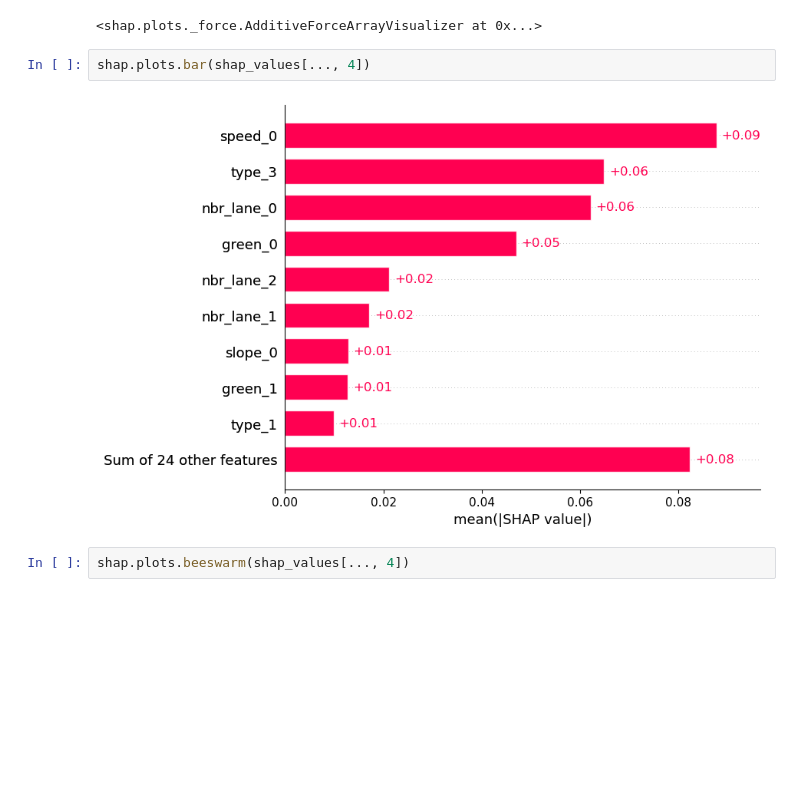
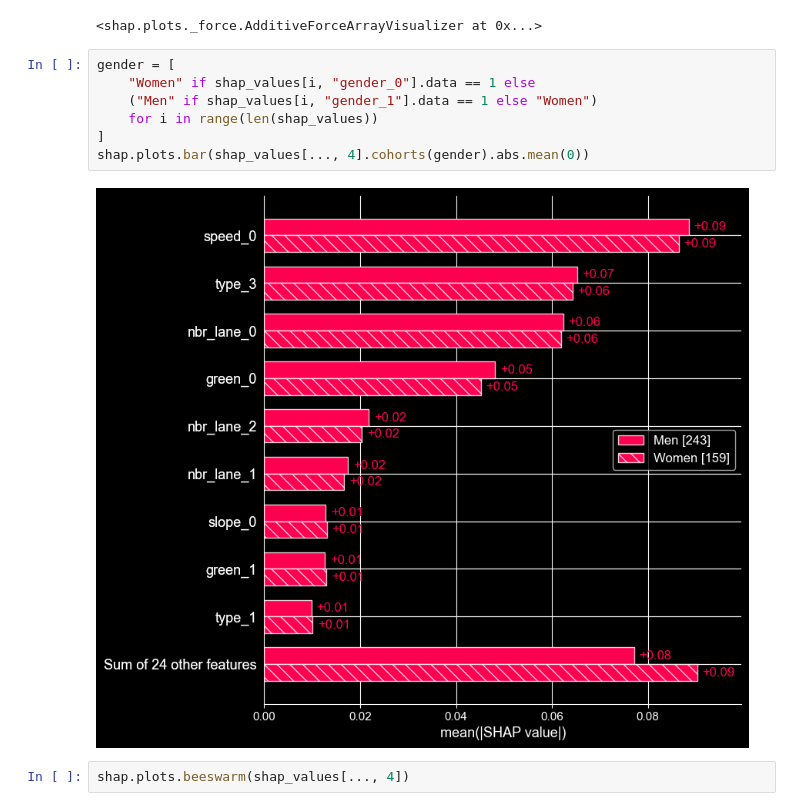
Before and after one commit to tim-lemm/Bikeability-Assessment-Tool, a Jupyter notebook: shap.ipynb, the cells around one changed output. Saved outputs shown, nothing was run; the diff lists cells and outputs as text; blank space fills up the shorter version.

Commit message:
furthrer data analysis

```diff
--- a/shap.ipynb
+++ b/shap.ipynb
@@ -73,9 +73,14 @@ shap.plots.force(shap_values[..., 0])
 # %% [output]
 <shap.plots._force.AdditiveForceArrayVisualizer at 0x...>
 # %%
-shap.plots.bar(shap_values[..., 4])
+gender = [
+    "Women" if shap_values[i, "gender_0"].data == 1 else
+    ("Men" if shap_values[i, "gender_1"].data == 1 else "Women")
+    for i in range(len(shap_values))
+]
+shap.plots.bar(shap_values[..., 4].cohorts(gender).abs.mean(0))
 # %% [output]
-[figure, old version]
+[figure, new version]
 # %%
 shap.plots.beeswarm(shap_values[..., 4])
 # %% [output]
```
Also changed, not shown: parts of 1 cell of this notebook, 13 other files.
